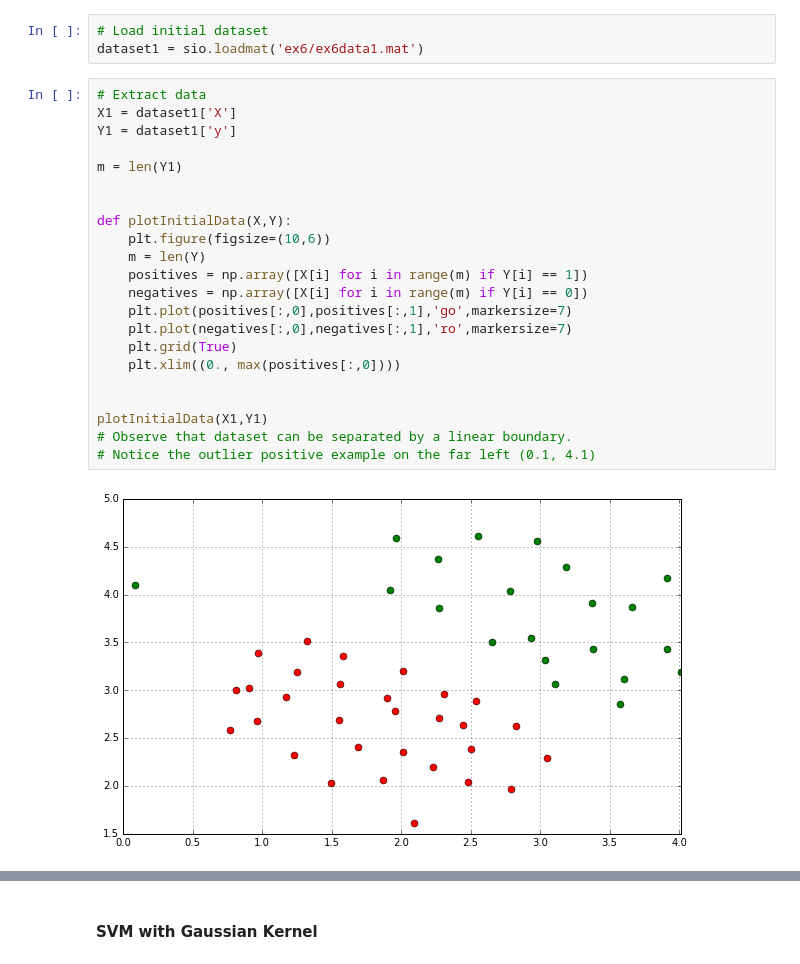
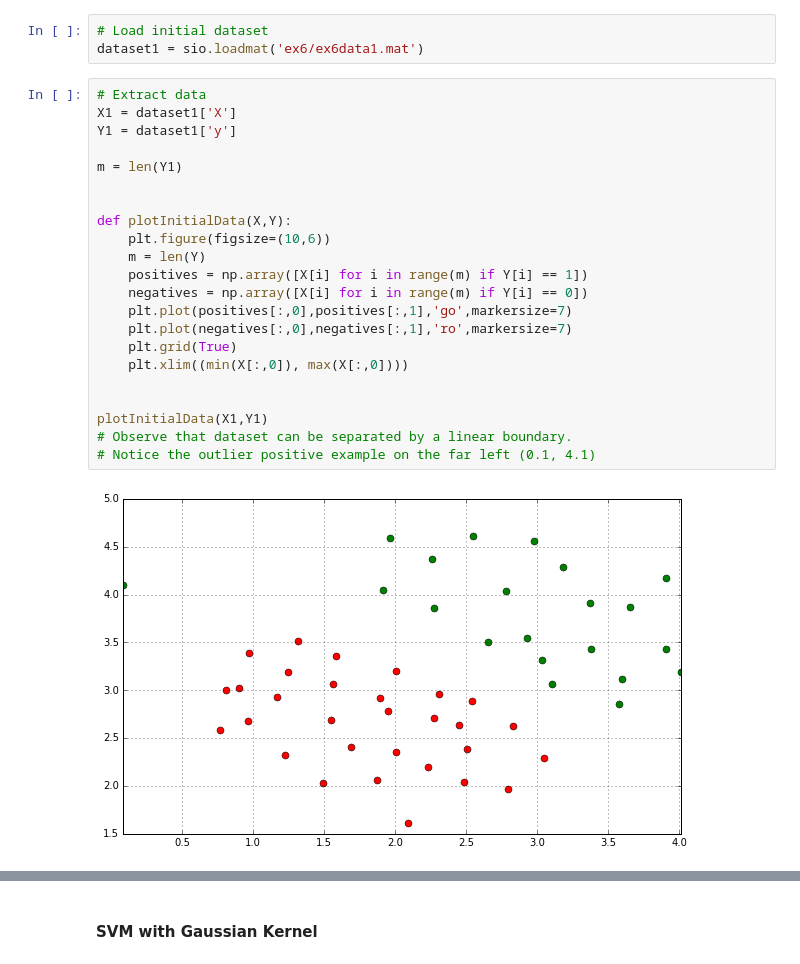
Before and after one commit to biroc/ml-coursera, a Jupyter notebook: Support Vector Machines/ex6sol.ipynb, the cells around one changed output, grey strips where cells are left out. Cells and saved outputs as stored; diff of their text form.

```diff
--- a/Support Vector Machines/ex6sol.ipynb
+++ b/Support Vector Machines/ex6sol.ipynb
@@ -9,27 +9,27 @@ dataset1 = sio.loadmat('ex6/ex6data1.mat')
 # %%
 # Extract data
 X1 = dataset1['X']
 Y1 = dataset1['y']
 
 m = len(Y1)
 
 
 def plotInitialData(X,Y):
     plt.figure(figsize=(10,6))
     m = len(Y)
     positives = np.array([X[i] for i in range(m) if Y[i] == 1])
     negatives = np.array([X[i] for i in range(m) if Y[i] == 0])
     plt.plot(positives[:,0],positives[:,1],'go',markersize=7)
     plt.plot(negatives[:,0],negatives[:,1],'ro',markersize=7)
     plt.grid(True)
-    plt.xlim((0., max(positives[:,0])))
+    plt.xlim((min(X[:,0]), max(X[:,0])))
 
 
 plotInitialData(X1,Y1)
 # Observe that dataset can be separated by a linear boundary.
 # Notice the outlier positive example on the far left (0.1, 4.1)
 # %% [output]
-[figure, old version]
+[figure, new version]
 # %%
 # Try using different values of the C paramter with SVMs.
 # The C parameter is a positive value that controls the penalty
```
Also changed, not shown: parts of 5 cells of this notebook.
